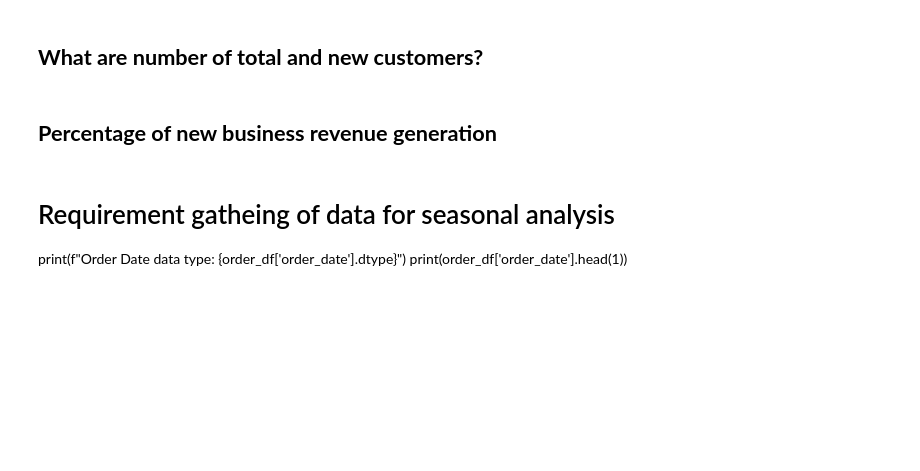
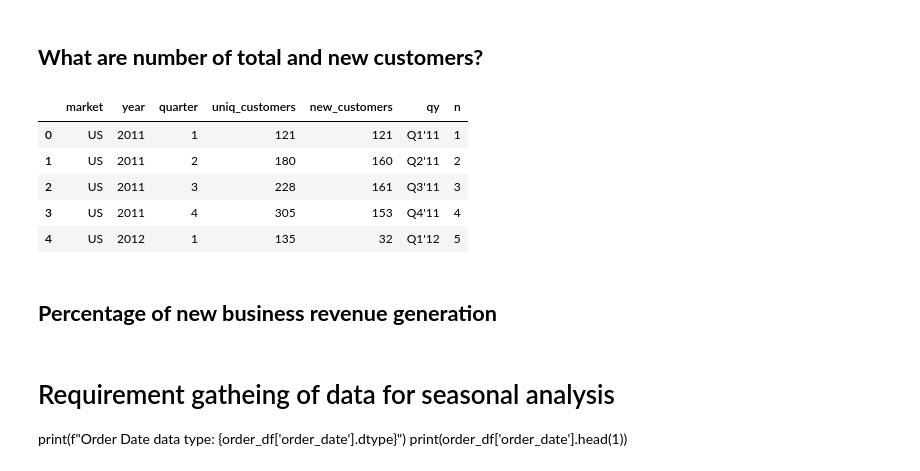
Before and after one commit to annugit1655/Global-Superstore-Project, a Jupyter notebook: notebooks/order-return-sales-analysis.ipynb, the cells around one changed output. Drawn from its saved outputs; the diff is of its cells as text; code cells hidden in the pictures; blank space fills up the shorter version.

```diff
--- a/notebooks/order-return-sales-analysis.ipynb
+++ b/notebooks/order-return-sales-analysis.ipynb
@@ -1012,5 +1006,57 @@ new_df.head()
 # %% [markdown]
 ## **What are number of total and new customers?**
+# %%
+# --- Step 1: Build cte_timespot (all combinations of market × year × quarter) ---
+markets = order_merged['market'].unique().tolist()
+years = [2011, 2012, 2013, 2014]
+quarters = [1, 2, 3, 4]
+
+cte_timespot = pd.MultiIndex.from_product([markets, years, quarters],
+                                          names=['market', 'year', 'quarter']).to_frame(index=False)
+
+# --- Step 2: Count unique customers per market, year, quarter
+cte_unique_customers = (
+    order_merged.groupby(['market', 'order_year', 'order_quarter'], as_index=False)
+    .agg(
+        uniq_customers = ('customer_id', 'nunique')
+    )
+)
+cte_unique_customers.columns = ['market', 'year', 'quarter', 'uniq_customers']
+
+# --- Step 3: new customers
+new_customers = (
+    order_merged.groupby(['market', 'first_year', 'first_quarter'], as_index=False)
+    .agg(
+        new_customers = ('customer_id', 'nunique')
+    )
+)
+new_customers.columns = ['market', 'year', 'quarter', 'new_customers']
+
+# --- Step 4: Join timespot with customers count
+customer_df = (
+    cte_timespot
+    .merge(cte_unique_customers, on = ['market', 'year', 'quarter'], how='left')
+    .merge(new_customers, on = ['market', 'year', 'quarter'], how='left')
+)
+
+# Fill missing values
+customer_df['uniq_customers'] = customer_df['uniq_customers'].fillna(0).astype(int)
+customer_df['new_customers'] = customer_df['new_customers'].fillna(0).astype(int)
+
+# --- Step 5: Add qy and row_number
+customer_df['qy'] = customer_df.apply(
+    lambda row: f"Q{int(row['quarter'])}'{str(row['year'])[-2:]}",
+    axis='columns'
+)
+customer_df['n'] = customer_df.groupby(['market']).cumcount() + 1
+display(customer_df.head())
+# %% [output]
+|  | market | year | quarter | uniq_customers | new_customers | qy | n |
+| 0 | US | 2011 | 1 | 121 | 121 | Q1'11 | 1 |
+| 1 | US | 2011 | 2 | 180 | 160 | Q2'11 | 2 |
+| 2 | US | 2011 | 3 | 228 | 161 | Q3'11 | 3 |
+| 3 | US | 2011 | 4 | 305 | 153 | Q4'11 | 4 |
+| 4 | US | 2012 | 1 | 135 | 32 | Q1'12 | 5 |
 # %% [markdown]
 ## **Percentage of new business revenue generation**
 # %% [markdown]
```
Also changed, not shown: parts of 13 cells of this notebook.
